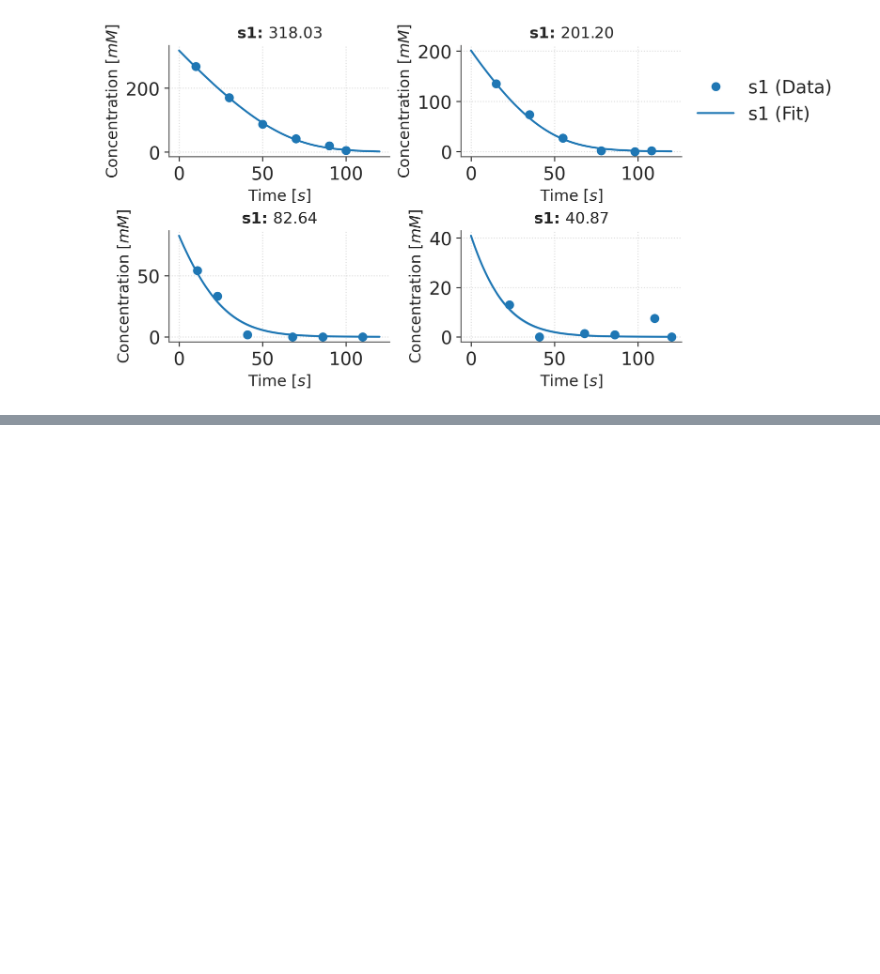
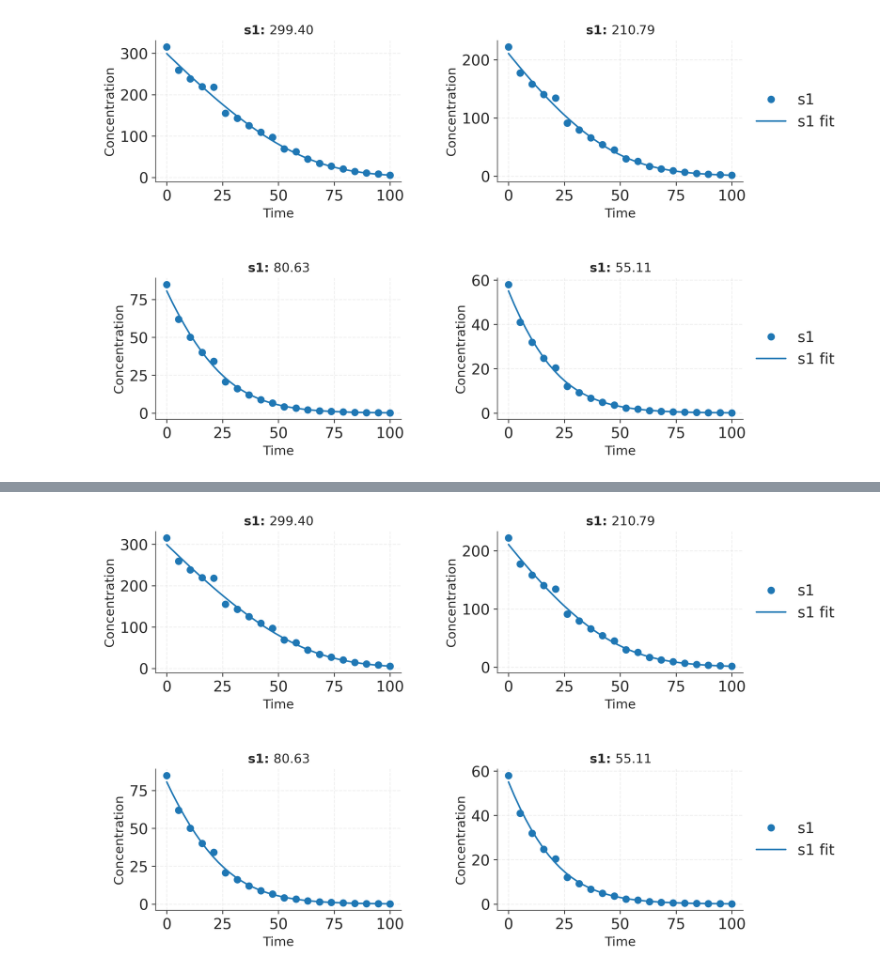
Before and after one commit to JR-1991/Catalax, a Jupyter notebook: examples/HMC.ipynb, the cells around one changed output, grey strips where cells are left out. Drawn from its saved outputs; the diff is of its cells as text; code cells hidden in the pictures; blank space fills up the shorter version.

```diff
--- a/examples/HMC.ipynb
+++ b/examples/HMC.ipynb
@@ -58,0 +39,8 @@ f = ctx.visualize(
+# %%
+# Load the dataset
+dataset = ctx.Dataset.from_croissant("./dataset/dataset.zip")
+
+# We need to add some noise to the data to make it more realistic
+dataset = dataset.augment(n_augmentations=1, seed=0, sigma=5e-2, append=False, multiplicative=True)
+
+f = dataset.plot(measurement_ids=[m.id for m in dataset.measurements[:4]])
@@ -69,13 +60,11 @@ model.save("./models/", "menten_model_w_priors")
 # Perform MCMC simulation
 mcmc, bayes_model = cmc.run_mcmc(
     model=model,
-    data=data,
-    initial_conditions=initial_conditions,
-    times=time,
+    dataset=dataset,
     yerrs=2.0,
     num_warmup=1000,
     num_samples=1000,
     dt0=0.1,
-    max_steps=64**4
+    max_steps=64 ** 4
 )
 # %% [output]
@@ -138,12 +128,5 @@ f = cmc.plot_posterior(mcmc, model)
 # certain and the HPDI will be wider.
 
 
-f = ctx.visualize(
-    model=model,
-    data=data[:4],
-    times=time[:4],
-    initial_conditions=initial_conditions[:4],
-    figsize=(4,2),
-    mcmc=mcmc
-)
+dataset.plot(model=model, measurement_ids=[m.id for m in dataset.measurements[:4]])
 # %% [output]
@@ -150 +134 @@ f = ctx.visualize(
-[figure, old version]
+[figure, new version]
@@ -150,0 +136 @@ f = ctx.visualize(
+[figure, added]
```
Also changed, not shown: parts of 11 cells of this notebook, 3 other files.
